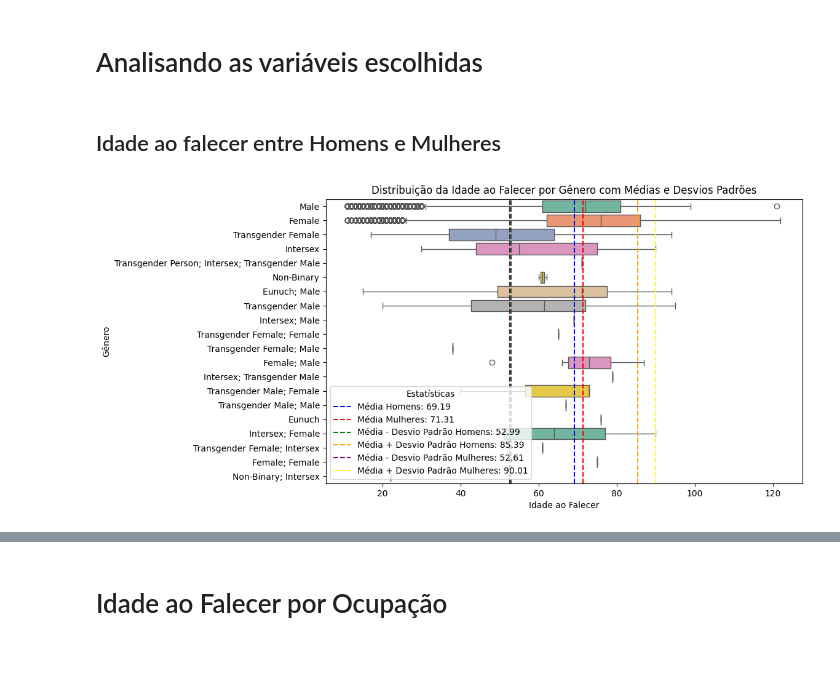
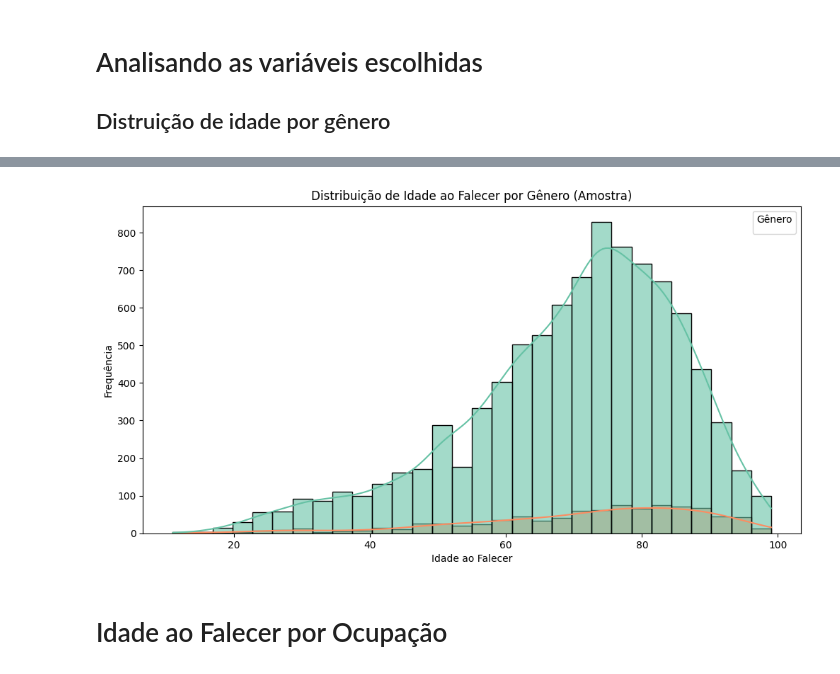
Before and after one commit to capela-joao/atividade-analise-de-dados, a Jupyter notebook: atividade1.ipynb, the cells around one changed output, grey strips where cells are left out. Drawn from its saved outputs; the diff is of its cells as text; code cells hidden in the pictures.

```diff
--- a/atividade1.ipynb
+++ b/atividade1.ipynb
@@ -16,41 +29,19 @@ data.head(10)
 # %% [markdown]
 # Analisando as variáveis escolhidas
+## Distruição de idade por gênero
-# %% [markdown]
-## Idade ao falecer entre Homens e Mulheres
-# %%
-# Filtrar dados relevantes e remover valores ausentes
-filtered_data = data[['Age of death', 'Gender', 'Occupation']].dropna()
-
-# Amostrar um subconjunto menor para evitar problemas de memória
-sample_data = filtered_data.sample(n=10000, random_state=42)
-
-import matplotlib.pyplot as plt
-import seaborn as sns
-
-# Boxplot para comparar a distribuição da idade ao falecer entre homens e mulheres
-plt.figure(figsize=(10, 6))
-sns.boxplot(x='Age of death', y='Gender', data=filtered_data, hue='Gender', palette='Set2')
-
-# Adicionar as linhas para a média e desvio padrão com rótulos explícitos
-mean_male = male_data.mean()
-mean_female = female_data.mean()
-std_dev_male = male_data.std()
-std_dev_female = female_data.std()
-
-plt.axvline(mean_male, color='blue', linestyle='--', label=f'Média Homens: {mean_male:.2f}')
-plt.axvline(mean_female, color='red', linestyle='--', label=f'Média Mulheres: {mean_female:.2f}')
-plt.axvline(mean_male - std_dev_male, color='green', linestyle='--', label=f'Média - Desvio Padrão Homens: {(mean_male - std_dev_male):.2f}')
-plt.axvline(mean_male + std_dev_male, color='orange', linestyle='--', label=f'Média + Desvio Padrão Homens: {(mean_male + std_dev_male):.2f}')
-plt.axvline(mean_female - std_dev_female, color='purple', linestyle='--', label=f'Média - Desvio Padrão Mulheres: {(mean_female - std_dev_female):.2f}')
-plt.axvline(mean_female + std_dev_female, color='yellow', linestyle='--', label=f'Média + Desvio Padrão Mulheres: {(mean_female + std_dev_female):.2f}')
-
-# Configurações do gráfico
-plt.title('Distribuição da Idade ao Falecer por Gênero com Médias e Desvios Padrões')
-plt.xlabel('Idade ao Falecer')
-plt.ylabel('Gênero')
-
-# Exibir a legenda
-plt.legend(title='Estatísticas')
-plt.show()
-# %% [output]
-[figure, removed]
+# %%
+# Filtrar dados relevantes e remover valores ausentes
+filtered_data = data[['Age of death', 'Gender', 'Occupation']].dropna()
+
+# Amostrar um subconjunto menor para evitar problemas de memória
+sample_data = filtered_data.sample(n=10000, random_state=42)
+
+# Criar histograma para a distribuição de idade por gênero (incluindo todos os gêneros)
+plt.figure(figsize=(12, 6))
+sns.histplot(data=sample_data, x='Age of death', hue='Gender', kde=True, bins=30, alpha=0.6, palette='Set2')
+plt.title('Distribuição de Idade ao Falecer por Gênero (Amostra)')
+plt.xlabel('Idade ao Falecer')
+plt.ylabel('Frequência')
+plt.legend(title='Gênero')
+plt.show()
+# %% [output]
@@ -57,3 +49,4 @@ plt.show()
+[figure, added]
 # %% [markdown]
 # Idade ao Falecer por Ocupação
 # %%
```
Also changed, not shown: parts of 3 cells of this notebook.
